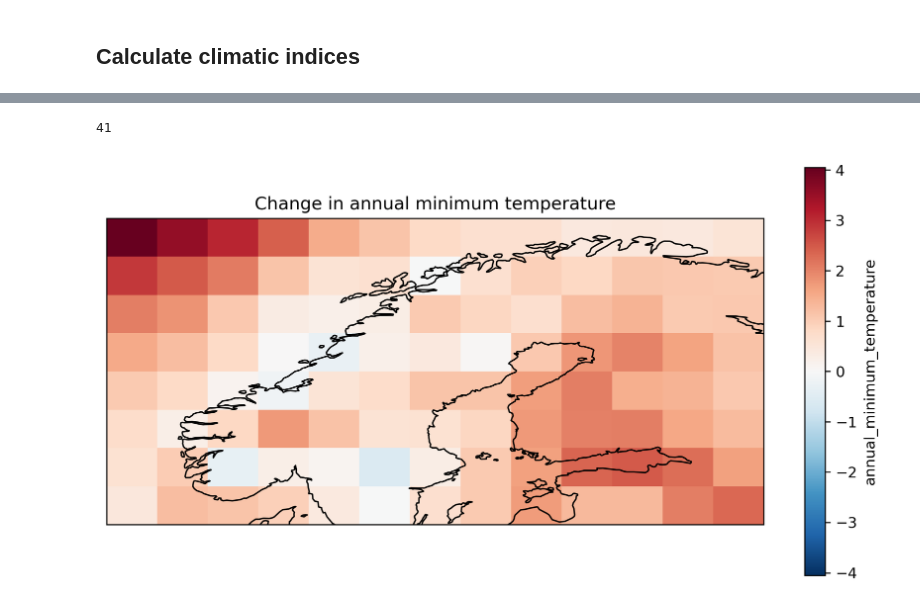
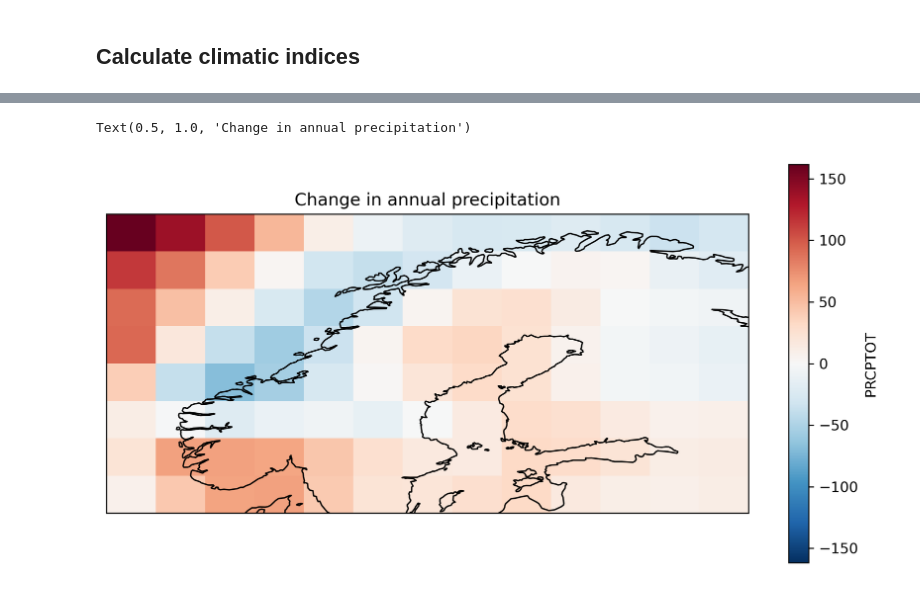
Before and after one commit to astridbg/T3_decision_tools, a Jupyter notebook: precip_climate_indices.ipynb, the cells around one changed output, grey strips where cells are left out. Saved outputs shown, nothing was run; the diff lists cells and outputs as text; code cells hidden in the pictures.

Commit message:
Added calculation of all precipitation indices

```diff
--- a/precip_climate_indices.ipynb
+++ b/precip_climate_indices.ipynb
@@ -333,15 +340,13 @@ Attributes:
 # %%
-tmin_Norway = xr.open_dataset("../TNmin_NorESM2.nc")
-data = tmin_Norway.annual_minimum_temperature
+ds = xr.open_dataset(save_folder+'PRCPTOT_'+area_name+'_'+model_scenario_name+'.nc')
+data = ds.PRCPTOT
 fig = plt.figure(1, figsize=(10,5),dpi=300)
 ax = plt.subplot(1,1,1, projection=ccrs.PlateCarree())
 diff = data.isel(time=slice(20,40)).mean("time") - data.isel(time=slice(0,20)).mean("time")
 map = diff.plot(ax=ax,
                 transform=ccrs.PlateCarree())
 ax.coastlines()
-ax.set_title("Change in annual minimum temperature")
-
-print(len(np.arange(2015,2056,1)))
+ax.set_title("Change in annual precipitation")
 # %% [output]
-41
+Text(0.5, 1.0, 'Change in annual precipitation')
-[figure, old version]
+[figure, new version]
```
Also changed, not shown: parts of 8 cells of this notebook.
